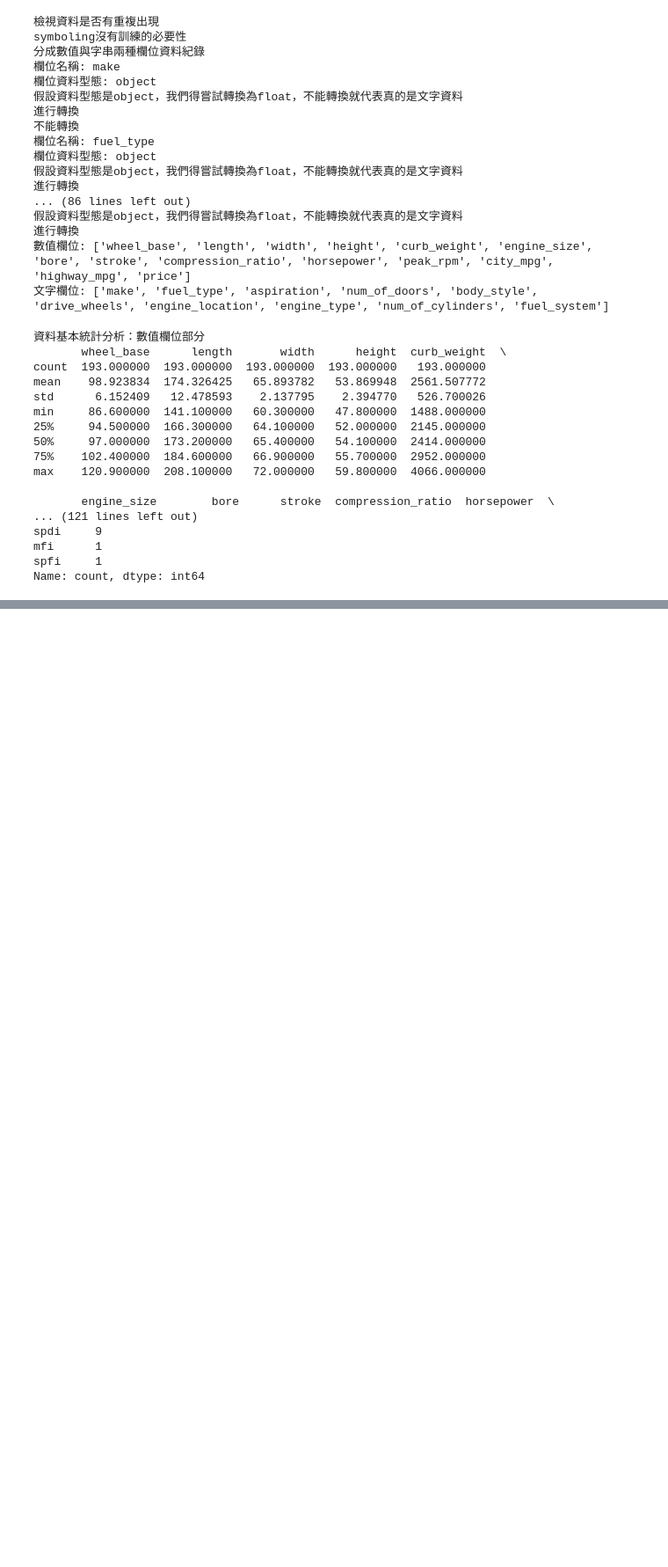
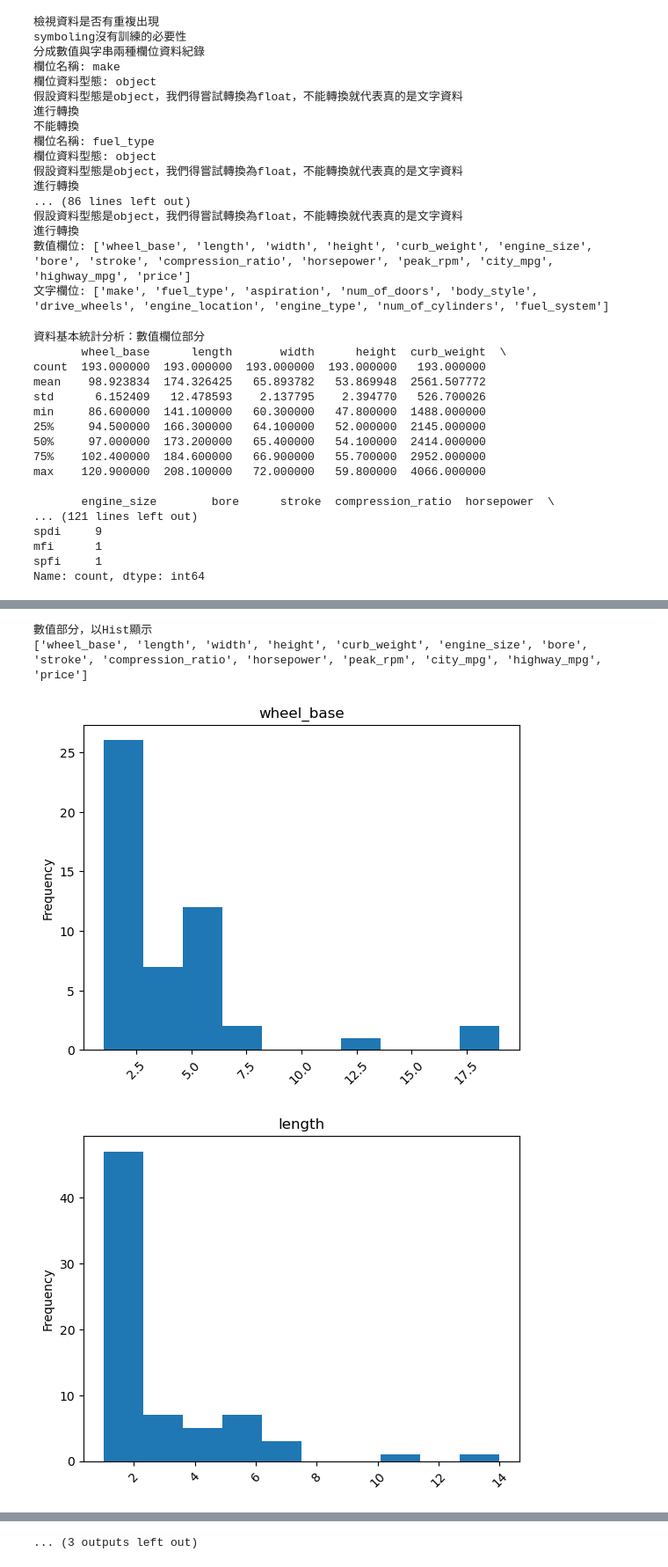
Before and after one commit to a0916065882/James, a Jupyter notebook: lesson24/lesson24_1.ipynb, the cells around one changed output, grey strips where cells are left out. Shown at 88% size. Saved outputs shown, nothing was run; the diff lists cells and outputs as text; code cells hidden in the pictures; blank space fills up the shorter version.

```diff
--- a/lesson24/lesson24_1.ipynb
+++ b/lesson24/lesson24_1.ipynb
@@ -357,0 +354,16 @@ Name: count, dtype: int64
+# %%
+print('數值部分，以Hist顯示')
+import matplotlib.pyplot as plt
+print(list3)
+for cols in list3:
+  auto_price[cols].value_counts().plot(
+      kind='hist',
+      title=cols,rot=45
+  )
+  plt.savefig('hist_'+cols+'.png')
+  plt.show()
+# %% [output]
+數值部分，以Hist顯示
+['wheel_base', 'length', 'width', 'height', 'curb_weight', 'engine_size', 'bore', 'stroke', 'compression_ratio', 'horsepower', 'peak_rpm', 'city_mpg', 'highway_mpg', 'price']
+[figure, added]
+[figure, added]
@@ -357,0 +379 @@ Name: count, dtype: int64
+... (3 outputs left out)
```
Also changed, not shown: parts of 17 cells of this notebook, 57 other files.
